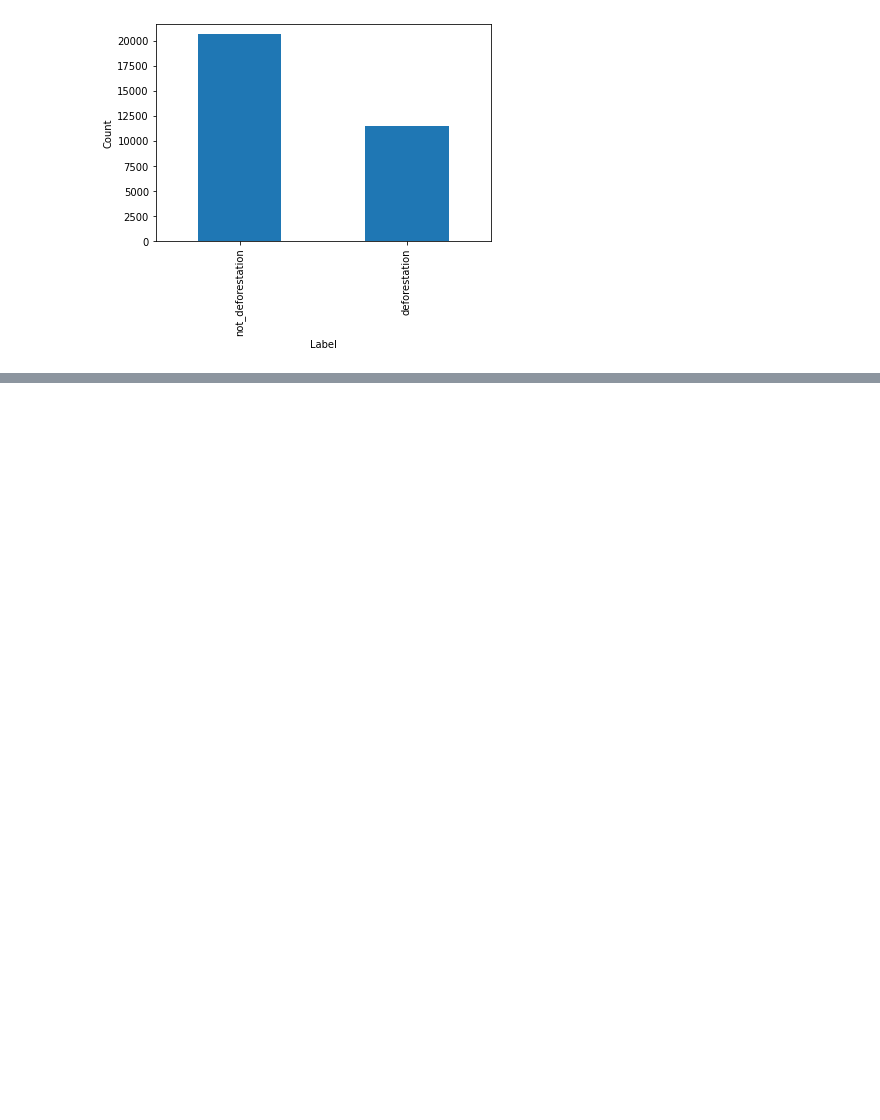
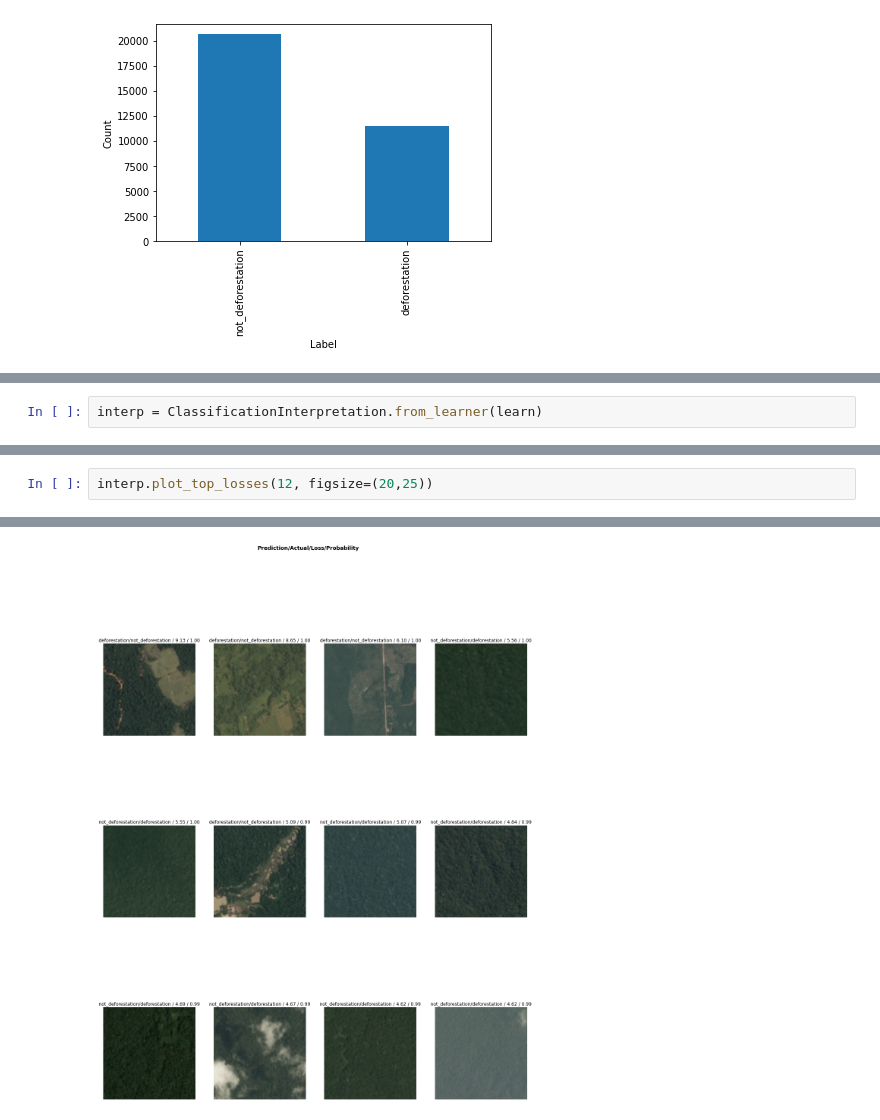
Before and after one commit to LucianCotolan/satellite-image-deforestation, a Jupyter notebook: modelling/training_resnet.ipynb, the cells around one changed output, grey strips where cells are left out. Drawn from its saved outputs; the diff is of its cells as text; blank space fills up the shorter version.

```diff
--- a/modelling/training_resnet.ipynb
+++ b/modelling/training_resnet.ipynb
@@ -162,0 +174,2 @@ learn.show_results()
+# %%
+interp = ClassificationInterpretation.from_learner(learn)
@@ -162,0 +178,3 @@ learn.show_results()
+# %%
+interp.plot_top_losses(12, figsize=(20,25))
+# %% [output]
@@ -162,0 +182 @@ learn.show_results()
+[figure, added]
```
Also changed, not shown: parts of 35 cells of this notebook, 7 other files.
